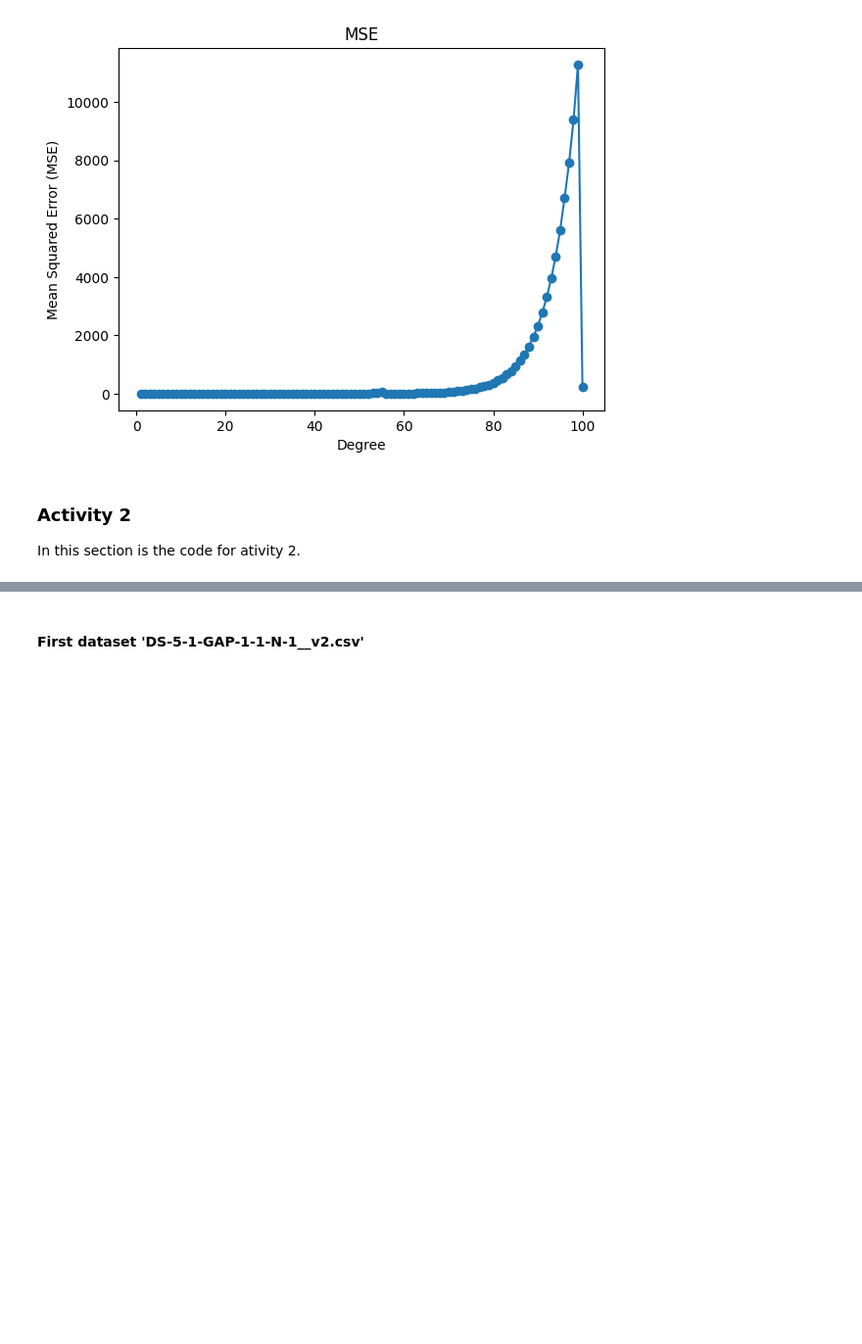
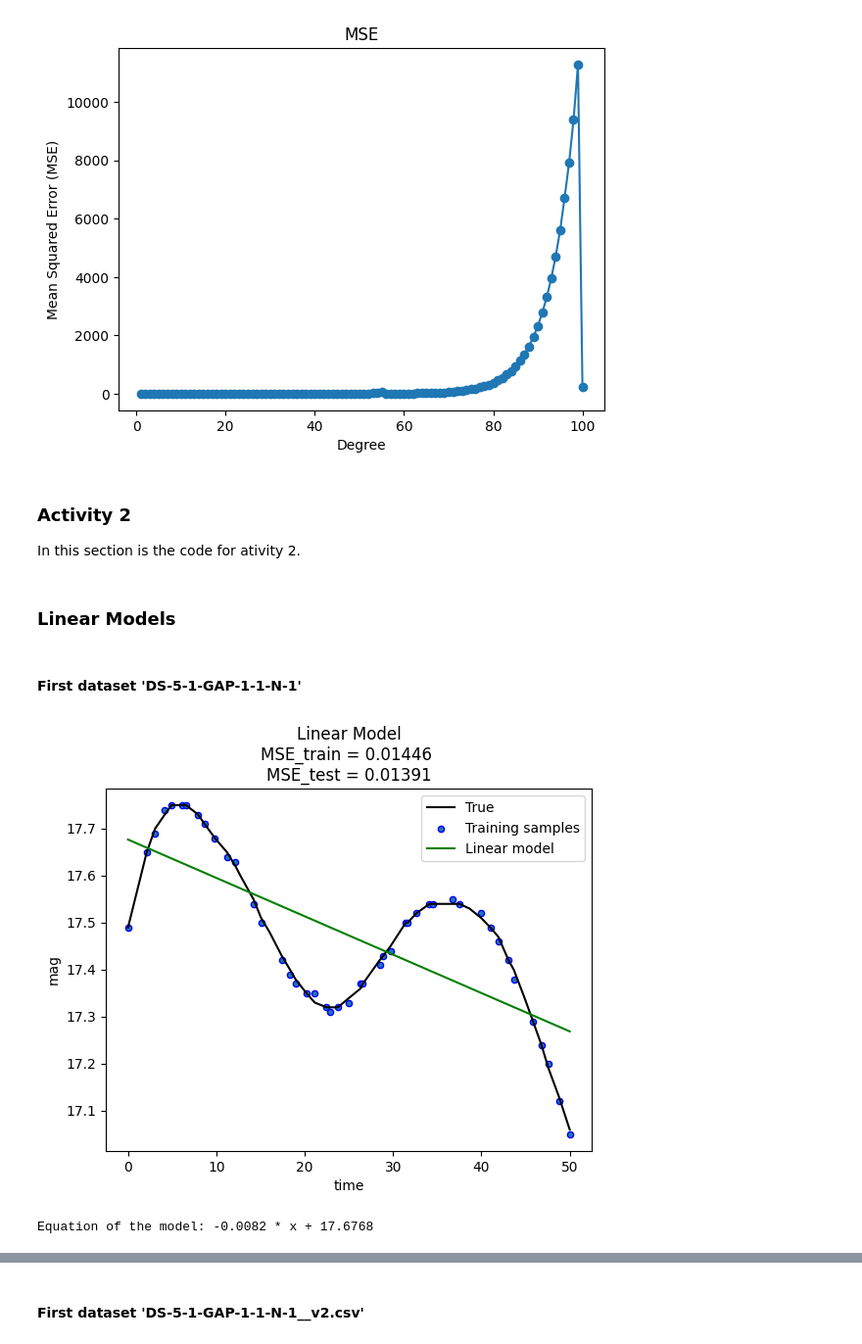
Before and after one commit to SantiagoLunaMir/Nonlineardata_PolinomialSplinesFurier, a Jupyter notebook: Linear,_polynomial,_splines_and_Fourier_regression_on_nonlinear_data.ipynb, the cells around one changed output, grey strips where cells are left out. Shown at 98% size. Saved outputs shown, nothing was run; the diff lists cells and outputs as text; code cells hidden in the pictures; blank space fills up the shorter version.

```diff
--- a/Linear,_polynomial,_splines_and_Fourier_regression_on_nonlinear_data.ipynb
+++ b/Linear,_polynomial,_splines_and_Fourier_regression_on_nonlinear_data.ipynb
@@ -237,3 +238,64 @@ import numpy as np
 # %%
 def to_column(series):
     return series.values.reshape(-1, 1)
+# %% [markdown]
+### Linear Models
+# %% [markdown]
+#### First dataset 'DS-5-1-GAP-1-1-N-1'
+# %%
+# Reading data
+d_true = pd.read_csv("/content/gdrive/My Drive/ArtificialData/DS-5-1-GAP-0-1-N-0_v2.csv", header=None)
+d_noise1 = pd.read_csv("/content/gdrive/My Drive/ArtificialData/DS-5-1-GAP-1-1-N-1_v2.csv", header=None)
+d_noise1.name = 'DS-5-1-GAP-1-1-N-1_v2.csv'
+d_true.name = 'DS-5-1-GAP-0-1-N-0_v2.csv'
+MSE_list = []
+measure_MSE_test = 100000
+degree = 1
+
+# Creating models and iterating through the degrees of the equation to select the one with the lowest MSE.
+model = LinearRegression()
+
+X = d_noise1[0].to_numpy().reshape(-1, 1)
+Y = d_noise1[1].to_numpy().reshape(-1, 1)
+
+X_test = d_true[0].to_numpy().reshape(-1, 1)
+Y_test = d_true[1].to_numpy().reshape(-1, 1)
+
+# Training
+model.fit(X, Y)  # get linear model for training data
+
+# Testing
+y_pred_train = model.predict(X)
+y_pred_test = model.predict(X_test)
+
+MSE_train = mean_squared_error(Y, y_pred_train)
+MSE_test = mean_squared_error(Y_test, y_pred_test)
+MSE_list.append(MSE_test)
+
+# If the current MSE is lower than the global MSE, then they are swapped.
+if MSE_test < measure_MSE_test:
+    y_pred_test_profit = y_pred_test
+    measure_MSE_test = MSE_test
+    measure_MSE_train = MSE_train
+    best_model = model
+
+# Plot the true, training samples and the linear model
+plt.plot(X_test, Y_test, color='k', label="True")
+plt.scatter(X, Y, edgecolor='b', s=20, label="Training samples")
+plt.plot(X_test, y_pred_test_profit, color='g', label="Linear model")
+plt.xlabel("time")
+plt.ylabel("mag")
+plt.legend(loc="best")
+plt.title("Linear Model\nMSE_train = {:.4} \nMSE_test = {:.4}".format(
+    measure_MSE_train, measure_MSE_test))
+plt.show()
+
+coeff = best_model.coef_[0]
+
+# Building equation model
+equation_model = f"{coeff[0]:.4f} * x + {best_model.intercept_[0]:.4f}"
+
+print("Equation of the model:", equation_model)
+# %% [output]
+[figure, added]
+Equation of the model: -0.0082 * x + 17.6768
```
Also changed, not shown: parts of 13 cells of this notebook.
